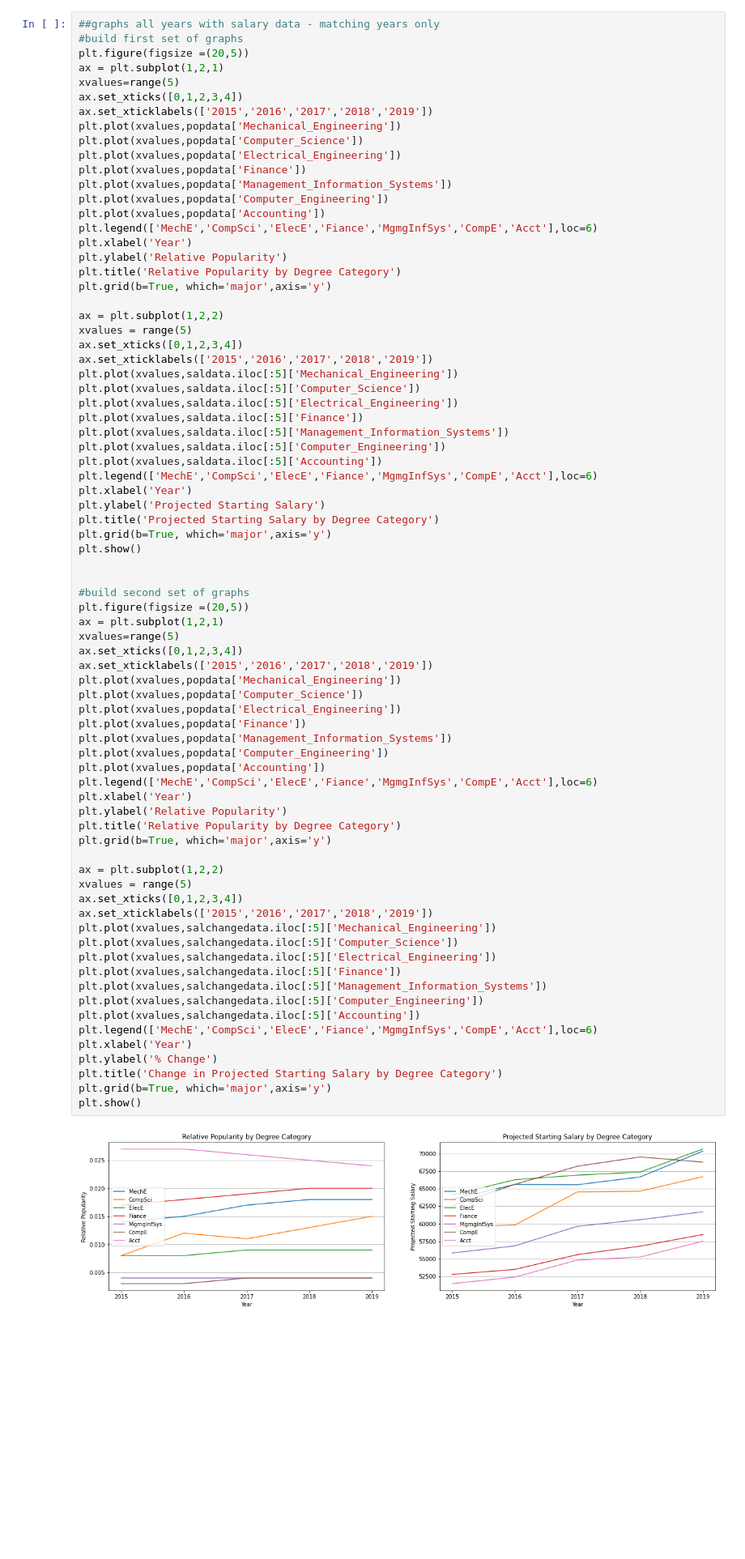
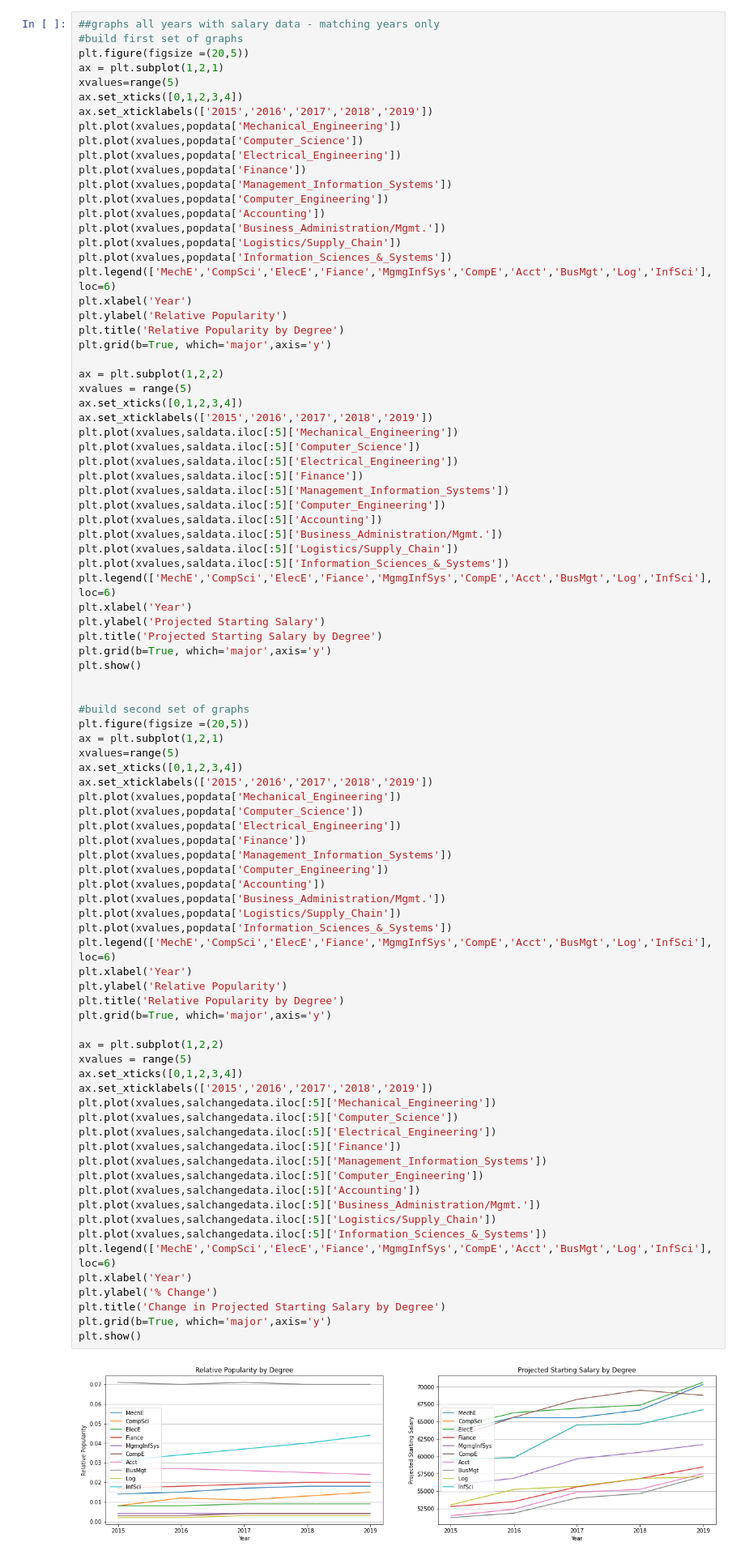
Before and after one commit to gitjgoud/python-bachelor-salary-projections, a Jupyter notebook: salary_projection_by_degree.ipynb, the cells around one changed output. Shown at 81% size. Drawn from its saved outputs; the diff is of its cells as text; blank space fills up the shorter version.

```diff
--- a/salary_projection_by_degree.ipynb
+++ b/salary_projection_by_degree.ipynb
@@ -110,10 +124,13 @@ plt.plot(xvalues,popdata['Finance'])
 plt.plot(xvalues,popdata['Management_Information_Systems'])
 plt.plot(xvalues,popdata['Computer_Engineering'])
 plt.plot(xvalues,popdata['Accounting'])
-plt.legend(['MechE','CompSci','ElecE','Fiance','MgmgInfSys','CompE','Acct'],loc=6)
+plt.plot(xvalues,popdata['Business_Administration/Mgmt.'])
+plt.plot(xvalues,popdata['Logistics/Supply_Chain'])
+plt.plot(xvalues,popdata['Information_Sciences_&_Systems'])
+plt.legend(['MechE','CompSci','ElecE','Fiance','MgmgInfSys','CompE','Acct','BusMgt','Log','InfSci'],loc=6)
 plt.xlabel('Year')
 plt.ylabel('Relative Popularity')
-plt.title('Relative Popularity by Degree Category')
+plt.title('Relative Popularity by Degree')
 plt.grid(b=True, which='major',axis='y')
 
 ax = plt.subplot(1,2,2)
@@ -127,10 +144,13 @@ plt.plot(xvalues,saldata.iloc[:5]['Finance'])
 plt.plot(xvalues,saldata.iloc[:5]['Management_Information_Systems'])
 plt.plot(xvalues,saldata.iloc[:5]['Computer_Engineering'])
 plt.plot(xvalues,saldata.iloc[:5]['Accounting'])
-plt.legend(['MechE','CompSci','ElecE','Fiance','MgmgInfSys','CompE','Acct'],loc=6)
+plt.plot(xvalues,saldata.iloc[:5]['Business_Administration/Mgmt.'])
+plt.plot(xvalues,saldata.iloc[:5]['Logistics/Supply_Chain'])
+plt.plot(xvalues,saldata.iloc[:5]['Information_Sciences_&_Systems'])
+plt.legend(['MechE','CompSci','ElecE','Fiance','MgmgInfSys','CompE','Acct','BusMgt','Log','InfSci'],loc=6)
 plt.xlabel('Year')
 plt.ylabel('Projected Starting Salary')
-plt.title('Projected Starting Salary by Degree Category')
+plt.title('Projected Starting Salary by Degree')
 plt.grid(b=True, which='major',axis='y')
 plt.show()
 
@@ -141,35 +161,41 @@ ax = plt.subplot(1,2,1)
 xvalues=range(5)
 ax.set_xticks([0,1,2,3,4])
 ax.set_xticklabels(['2015','2016','2017','2018','2019'])
 plt.plot(xvalues,popdata['Mechanical_Engineering'])
 plt.plot(xvalues,popdata['Computer_Science'])
 plt.plot(xvalues,popdata['Electrical_Engineering'])
 plt.plot(xvalues,popdata['Finance'])
 plt.plot(xvalues,popdata['Management_Information_Systems'])
 plt.plot(xvalues,popdata['Computer_Engineering'])
 plt.plot(xvalues,popdata['Accounting'])
-plt.legend(['MechE','CompSci','ElecE','Fiance','MgmgInfSys','CompE','Acct'],loc=6)
+plt.plot(xvalues,popdata['Business_Administration/Mgmt.'])
+plt.plot(xvalues,popdata['Logistics/Supply_Chain'])
+plt.plot(xvalues,popdata['Information_Sciences_&_Systems'])
+plt.legend(['MechE','CompSci','ElecE','Fiance','MgmgInfSys','CompE','Acct','BusMgt','Log','InfSci'],loc=6)
 plt.xlabel('Year')
 plt.ylabel('Relative Popularity')
-plt.title('Relative Popularity by Degree Category')
+plt.title('Relative Popularity by Degree')
 plt.grid(b=True, which='major',axis='y')
 
 ax = plt.subplot(1,2,2)
 xvalues = range(5)
 ax.set_xticks([0,1,2,3,4])
 ax.set_xticklabels(['2015','2016','2017','2018','2019'])
 plt.plot(xvalues,salchangedata.iloc[:5]['Mechanical_Engineering'])
 plt.plot(xvalues,salchangedata.iloc[:5]['Computer_Science'])
 plt.plot(xvalues,salchangedata.iloc[:5]['Electrical_Engineering'])
 plt.plot(xvalues,salchangedata.iloc[:5]['Finance'])
 plt.plot(xvalues,salchangedata.iloc[:5]['Management_Information_Systems'])
 plt.plot(xvalues,salchangedata.iloc[:5]['Computer_Engineering'])
 plt.plot(xvalues,salchangedata.iloc[:5]['Accounting'])
-plt.legend(['MechE','CompSci','ElecE','Fiance','MgmgInfSys','CompE','Acct'],loc=6)
+plt.plot(xvalues,salchangedata.iloc[:5]['Business_Administration/Mgmt.'])
+plt.plot(xvalues,salchangedata.iloc[:5]['Logistics/Supply_Chain'])
+plt.plot(xvalues,salchangedata.iloc[:5]['Information_Sciences_&_Systems'])
+plt.legend(['MechE','CompSci','ElecE','Fiance','MgmgInfSys','CompE','Acct','BusMgt','Log','InfSci'],loc=6)
 plt.xlabel('Year')
 plt.ylabel('% Change')
-plt.title('Change in Projected Starting Salary by Degree Category')
+plt.title('Change in Projected Starting Salary by Degree')
 plt.grid(b=True, which='major',axis='y')
 plt.show()
 # %% [output]
-[figure, old version]
+[figure, new version]
```
Also changed, not shown: parts of 9 cells of this notebook.
